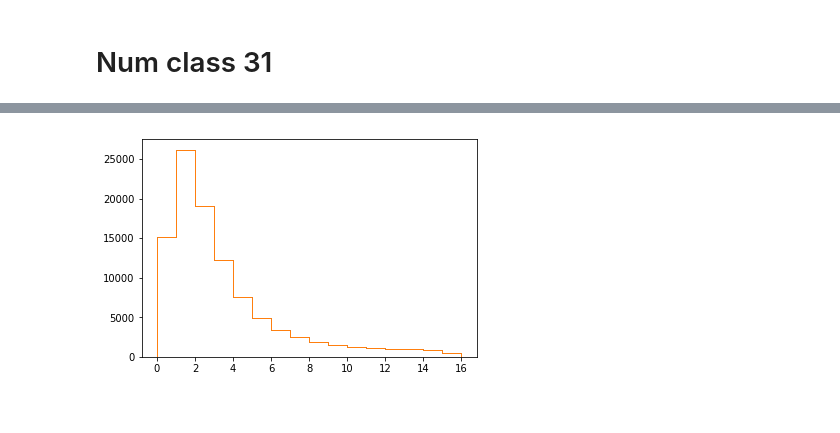
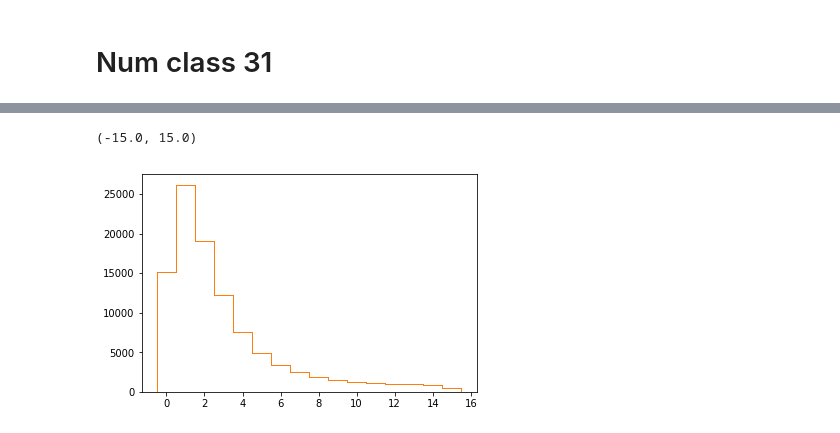
Before and after one commit to klasocha/HiggsCP, a Jupyter notebook: notebooks/Calc_min_distances_test.ipynb, the cells around one changed output, grey strips where cells are left out. Drawn from its saved outputs; the diff is of its cells as text; code cells hidden in the pictures.

Commit message:
Refactor plotting histograms

```diff
--- a/notebooks/Calc_min_distances_test.ipynb
+++ b/notebooks/Calc_min_distances_test.ipynb
@@ -110,12 +151,12 @@ False
+# %%
+min(res1), max(res1)
+# %% [output]
+(-15.0, 15.0)
 # %%
-num_class = 31
-pred_arg_maxs, calc_arg_maxs = load_data(num_class)
-res1 = calc_argmaxs_distances1(pred_arg_maxs, calc_arg_maxs, num_class)
-res2 = calc_argmaxs_distances2(pred_arg_maxs, calc_arg_maxs, num_class)
 res1 = np.abs(res1) # calc_argmaxs_distances1 is more general (it preserves direction)
-bins1 = list(range(int(np.min(res1)), int(np.max(res1)+2)))
+bins1 = np.array(list(range(int(np.min(res1)), int(np.max(res1)+2)))) -0.5
 _= plt.hist(res1, bins1, histtype='step')
-bins2 = list(range(int(np.min(res2)), int(np.max(res2)+2)))
+bins2 = np.array(list(range(int(np.min(res2)), int(np.max(res2)+2)))) -0.5
 _= plt.hist(res2, bins=bins2, histtype='step')
 # %% [output]
-[figure, old version]
+[figure, new version]
```
Also changed, not shown: parts of 13 cells of this notebook.
